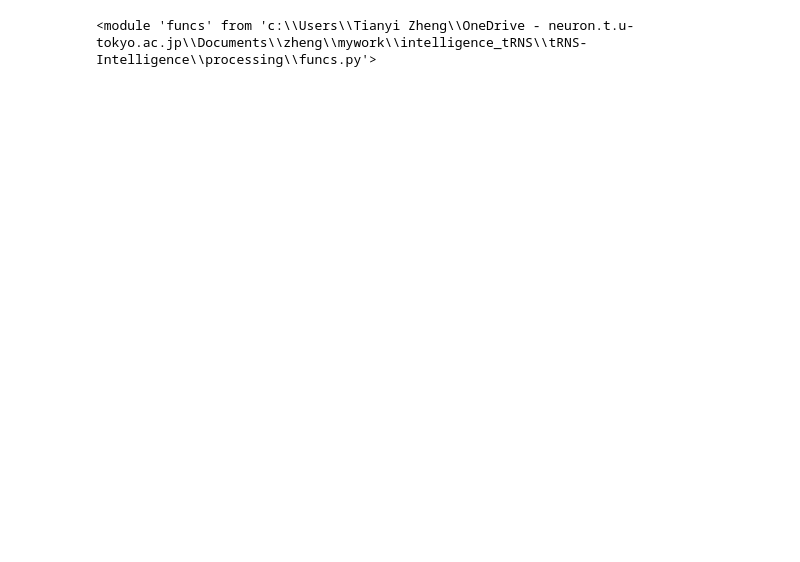
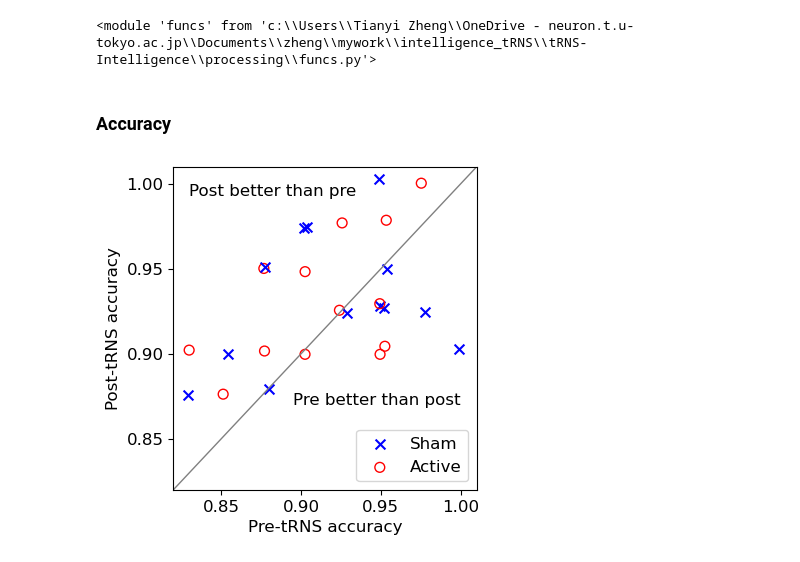
Before and after one commit to Shawnzty/tRNS-Intelligence, a Jupyter notebook: processing/behavior/behavior.ipynb, the cells around one changed output. Cells and saved outputs as stored; diff of their text form; code cells hidden in the pictures; blank space fills up the shorter version.

Commit message:
update behavior

```diff
--- a/processing/behavior/behavior.ipynb
+++ b/processing/behavior/behavior.ipynb
@@ -58,0 +17,62 @@ for row in range(len(subjects_behavior)):
+# %%
+exp_info = funcs.load_info()
+subjects_behavior = funcs.load_subjects_behavior()
+# %% [markdown]
+### Accuracy
+# %%
+# accuracy
+task_times = ['pre', 'post']
+subjects_accuracy = np.empty([26, 2]) # 26 subjects, 2 task times
+
+for subject_id in range (1,27):
+    for task_time in range(2): # 0=pre and 1=post
+        filtered_rows = subjects_behavior[
+            (subjects_behavior['subject id'] == subject_id) &
+            (subjects_behavior['task time'] == task_times[task_time])
+        ]
+        corrects = filtered_rows['correct'].sum()
+        subjects_accuracy[subject_id-1, task_time] = corrects / len(filtered_rows)
+
+# plot
+cm = 1/2.54  # centimeters in inches
+fig, ax = plt.subplots(figsize=(10*cm, 10*cm))
+markersize = 50
+for subject_id in range(1,27):
+    fluc_level = 0.003
+    fluc_x, fluc_y = random.uniform(-1*fluc_level, fluc_level), random.uniform(-1*fluc_level, fluc_level)
+    # fluc_x, fluc_y = 0, 0
+    isActive = 1 if exp_info[exp_info['subject id'] == subject_id]['Condition'].iloc[0] == 'Active' else 0
+    coord = subjects_accuracy[subject_id-1, :]
+    # ax.scatter(coord[0]+fluc_x, coord[1]+fluc_y, s=50, c='red' if isActive else 'blue', marker='o' if isActive else 'x')
+    if isActive:
+        ax.scatter(coord[0]+fluc_x, coord[1]+fluc_y, s=markersize, edgecolors='red', facecolors='none', marker='o', label='Active' if subject_id == 2 else "")
+    else:
+        ax.scatter(coord[0]+fluc_x, coord[1]+fluc_y, s=markersize, color='blue', marker='x', label='Sham' if subject_id == 1 else "")
+
+# Plot line from (0,0) to (1,1)
+matplotlib.rcParams.update({'font.size': 12})
+ax.plot([0, 1.1], [0, 1.1], color='grey', linewidth=1)
+ax.text(0.83, 0.993, 'Post better than pre', fontsize=12)
+ax.text(0.895, 0.87, 'Pre better than post', fontsize=12)
+
+ax.set_xlim([0.82, 1.01])
+ax.set_ylim([0.82, 1.01])
+
+# ax.set_xlim([0.7, 1.01])
+# ax.set_ylim([0.7, 1.01])
+
+ax.set_xticks((0.85, 0.9, 0.95, 1.0))
+ax.set_yticks((0.85, 0.9, 0.95, 1.0))
+ax.set_xlabel('Pre-tRNS accuracy')
+ax.set_ylabel('Post-tRNS accuracy')
+ax.legend(loc='lower right', fontsize=12)
+# Adjust layout and margins
+# plt.tight_layout(pad=1.0)
+fig.subplots_adjust(left=0.2, bottom=0.14, right=0.97, top=0.96)
+# plt.title(fig_title, pad=3)
+save_path = os.path.join('..', '..', '..', 'paper', 'behavior', 'coord_prepost_all.png')
+plt.savefig(save_path, format='png', dpi=600)
+
+plt.show()
+# %% [output]
+[figure, added]
```
Also changed, not shown: parts of 7 cells of this notebook, 2 other files.
